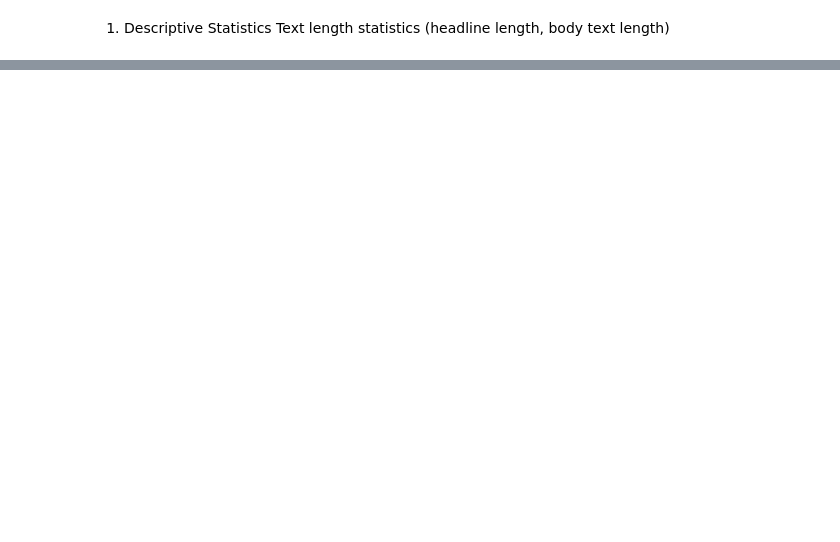
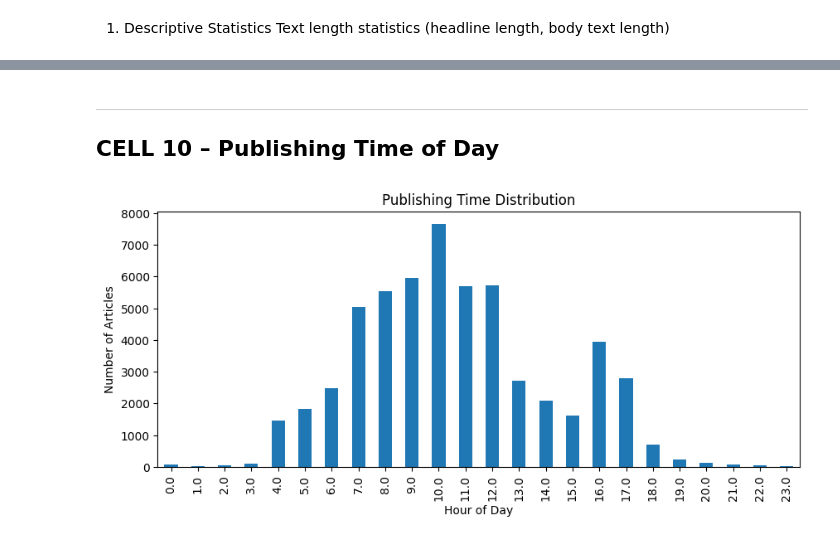
Before and after one commit to metasebiatilahun/Stock-market-EDA-week1-challenge, a Jupyter notebook: notebooks/market-news-eda.ipynb, the cells around one changed output, grey strips where cells are left out. Cells and saved outputs as stored; diff of their text form; code cells hidden in the pictures; blank space fills up the shorter version.

```diff
--- a/notebooks/market-news-eda.ipynb
+++ b/notebooks/market-news-eda.ipynb
@@ -26,0 +250,21 @@ NameError: name 'df' is not defined
+# %% [markdown]
+-----------------------------------------------
+CELL 10 – Publishing Time of Day
+-----------------------------------------------
+# %%
+
+import pandas as pd
+import matplotlib.pyplot as plt
+
+df = pd.read_csv('../data/raw_analyst_ratings.csv')
+df['date'] = pd.to_datetime(df['date'], errors='coerce')
+df['hour'] = df['date'].dt.hour
+
+plt.figure(figsize=(10,4))
+df['hour'].value_counts().sort_index().plot(kind='bar')
+plt.title("Publishing Time Distribution")
+plt.xlabel("Hour of Day")
+plt.ylabel("Number of Articles")
+plt.show()
+# %% [output]
+[figure, added]
```
Also changed, not shown: parts of 30 cells of this notebook.
